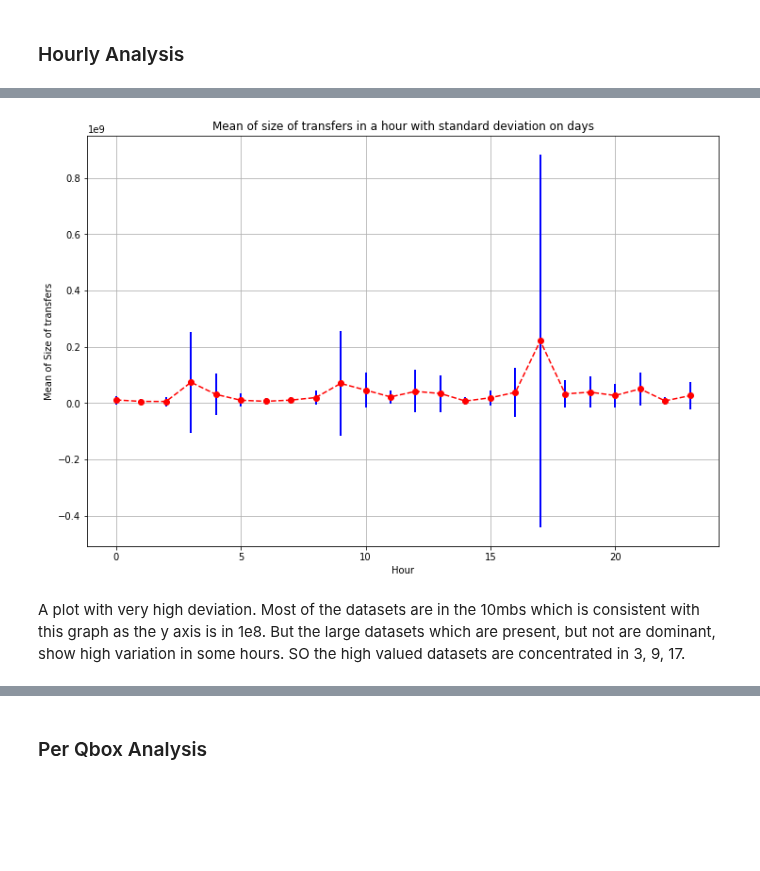
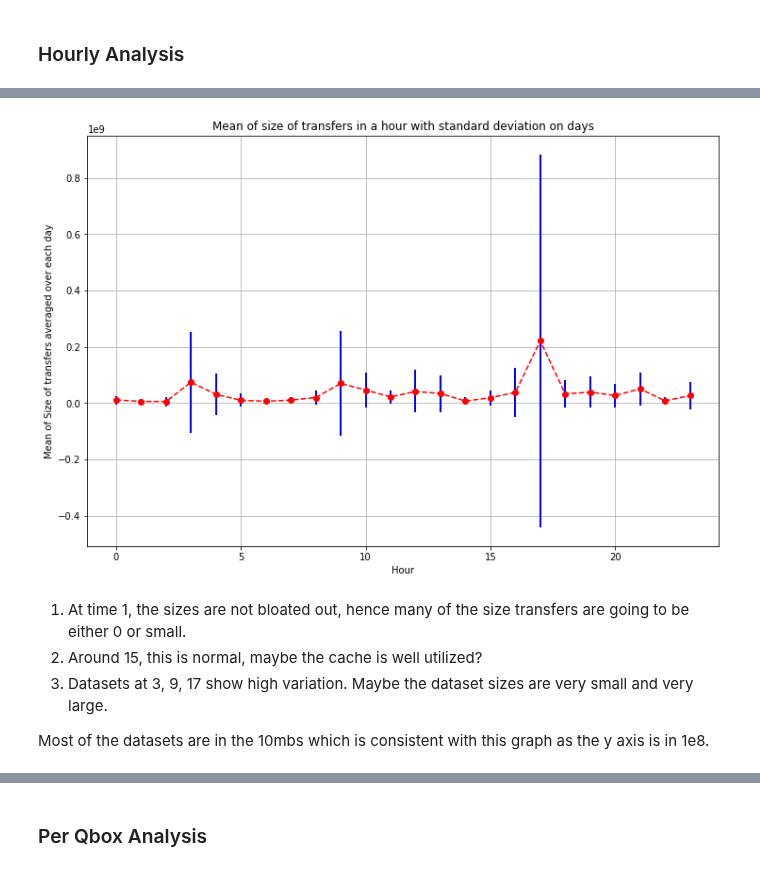
Before and after one commit to AdwaitB/greco-notes, a Jupyter notebook: infra/Analysis_full.ipynb, the cells around one changed output, grey strips where cells are left out. Saved outputs shown, nothing was run; the diff lists cells and outputs as text; code cells hidden in the pictures; blank space fills up the shorter version.

```diff
--- a/infra/Analysis_full.ipynb
+++ b/infra/Analysis_full.ipynb
@@ -531,8 +532,13 @@ At hour 1, the mean is very high and the standard deviation is not that small. A
 # %%
 plot_groupby_with_deviation(data[1], 'hour', 'day', 'transfer_history.actually_transferred_size',
-                           "Hour", "Mean of Size of transfers",
+                           "Hour", "Mean of Size of transfers averaged over each day",
                             "Mean of size of transfers in a hour with standard deviation on days")
 # %% [output]
-[figure, old version]
+[figure, new version]
-# %% [markdown]
-A plot with very high deviation. Most of the datasets are in the 10mbs which is consistent with this graph as the y axis is in 1e8. But the large datasets which are present, but not are dominant, show high variation in some hours. SO the high valued datasets are concentrated in 3, 9, 17.
+# %% [markdown]
+1. At time 1, the sizes are not bloated out, hence many of the size transfers are going to be either 0 or small.
+2. Around 15, this is normal, maybe the cache is well utilized?
+3. Datasets at 3, 9, 17 show high variation. Maybe the dataset sizes are very small and very large.
+
+
+Most of the datasets are in the 10mbs which is consistent with this graph as the y axis is in 1e8.
```
Also changed, not shown: parts of 23 cells of this notebook, 1 other file.
